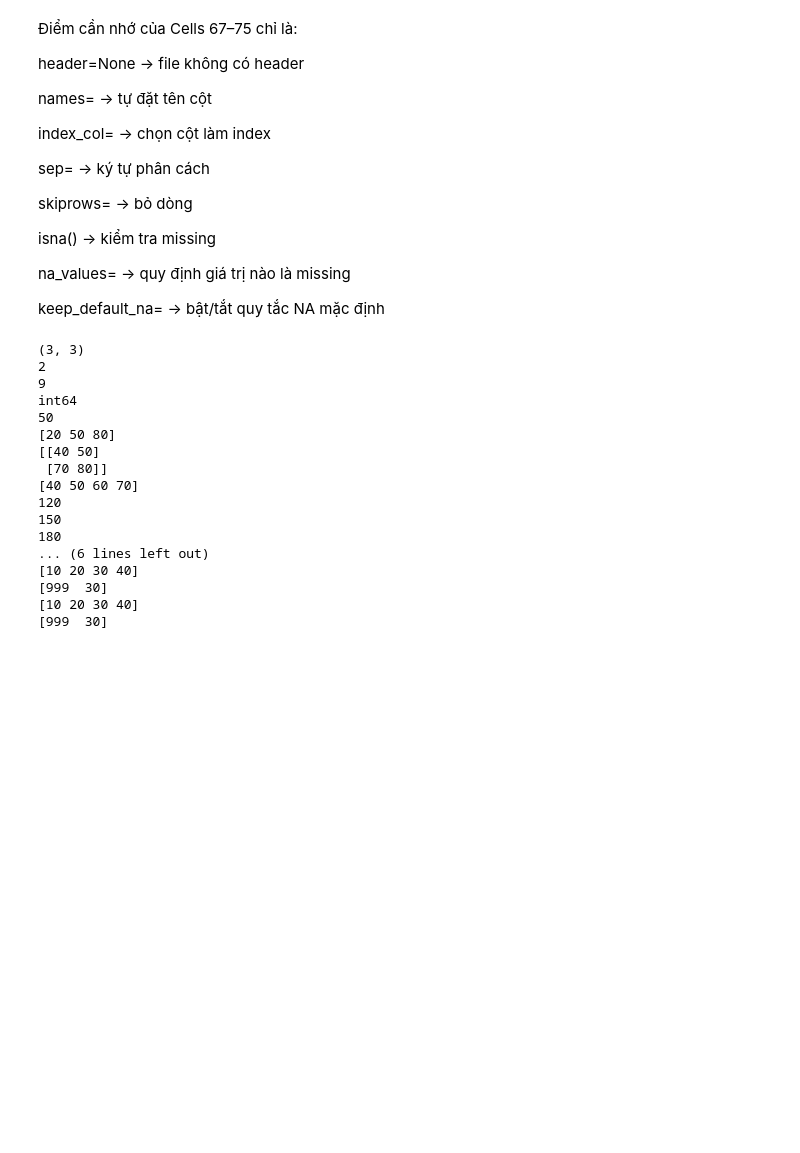
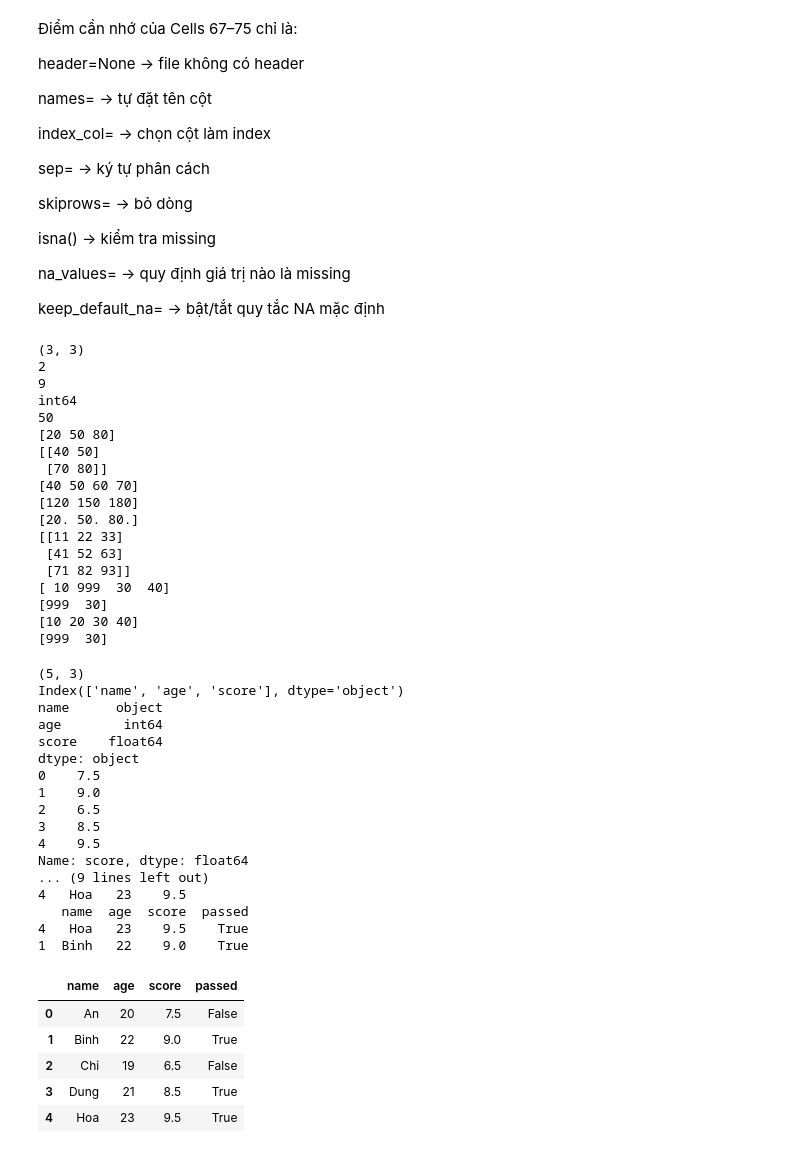
Before and after one commit to hon1701/Hoan-Data-Science-Course, a Jupyter notebook: notebooks/on_tap_01_python_jupyter.ipynb, the cells around one changed output. Drawn from its saved outputs; the diff is of its cells as text; code cells hidden in the pictures; blank space fills up the shorter version.

```diff
--- a/notebooks/on_tap_01_python_jupyter.ipynb
+++ b/notebooks/on_tap_01_python_jupyter.ipynb
@@ -982,14 +982,16 @@ print(x[1,1])
 print(x[:, 1])
 print(x[1:, :2])
 print(x[(x>=40) & (x<80)])
-print(x[:,0].sum())
-print(x[:,1].sum())
-print(x[:,2].sum())
-print(x[0,:].mean())
-print(x[1,:].mean())
-print(x[2,:].mean())
+print(x.sum(axis=0))
+print(x.mean(axis=1))
 v = np.array([1, 2, 3])
 print(x+v)
+a = np.array([10, 20, 30, 40])
+b = a[1:3]
+#view
+b[0] = 999
+print(a) # [10, 999, 30, 40]
+print(b) # [999, 30]
 a = np.array([10, 20, 30, 40])
 b = a[1:3]
 #copy
@@ -997,10 +999,6 @@ b = a[1:3].copy()
 b[0] = 999
 print(a)  # [10, 20, 30, 40]
 print(b)  # [999, 30]
-#view
-b[0] = 999
-print(a) # [20, 999, 30, 40]
-print(b) # [999, 30]
 # %% [output]
 (3, 3)
 2
@@ -1011,11 +1009,63 @@ int64
 [[40 50]
  [70 80]]
 [40 50 60 70]
-120
-150
-180
-... (6 lines left out)
-[10 20 30 40]
+[120 150 180]
+[20. 50. 80.]
+[[11 22 33]
+ [41 52 63]
+ [71 82 93]]
+[ 10 999  30  40]
 [999  30]
 [10 20 30 40]
 [999  30]
+# %%
+import pandas as pd
+
+df = pd.DataFrame({
+    "name": ["An", "Binh", "Chi", "Dung", "Hoa"],
+    "age": [20, 22, 19, 21, 23],
+    "score": [7.5, 9.0, 6.5, 8.5, 9.5]
+})
+#In shape, columns, dtypes.
+print(df.shape)
+print(df.columns)
+print(df.dtypes)
+#Lấy riêng cột score. Sau đó cho biết kết quả là Series hay DataFrame.
+print(df['score'])
+print(type(df['score']))
+#Dùng .iloc lấy hàng của Chi.
+print(df.iloc[2])
+
+#Đặt name làm index vào một DataFrame mới tên df2,
+#rồi dùng .loc lấy score của "Dung".
+df2 = df.set_index('name')
+print(df2.loc['Dung', 'score'])
+print(df[(df['age']>=21)&(df['score']>=8)])
+df['passed']=df['score']>=8
+top2 = df.sort_values('score', ascending=False).head(2)
+print(top2)
+df
+# %% [output]
+(5, 3)
+Index(['name', 'age', 'score'], dtype='object')
+name      object
+age        int64
+score    float64
+dtype: object
+0    7.5
+1    9.0
+2    6.5
+3    8.5
+4    9.5
+Name: score, dtype: float64
+... (9 lines left out)
+4   Hoa   23    9.5
+   name  age  score  passed
+4   Hoa   23    9.5    True
+1  Binh   22    9.0    True
+|  | name | age | score | passed |
+| 0 | An | 20 | 7.5 | False |
+| 1 | Binh | 22 | 9.0 | True |
+| 2 | Chi | 19 | 6.5 | False |
+| 3 | Dung | 21 | 8.5 | True |
+| 4 | Hoa | 23 | 9.5 | True |
```
Also changed, not shown: parts of 5 cells of this notebook.
